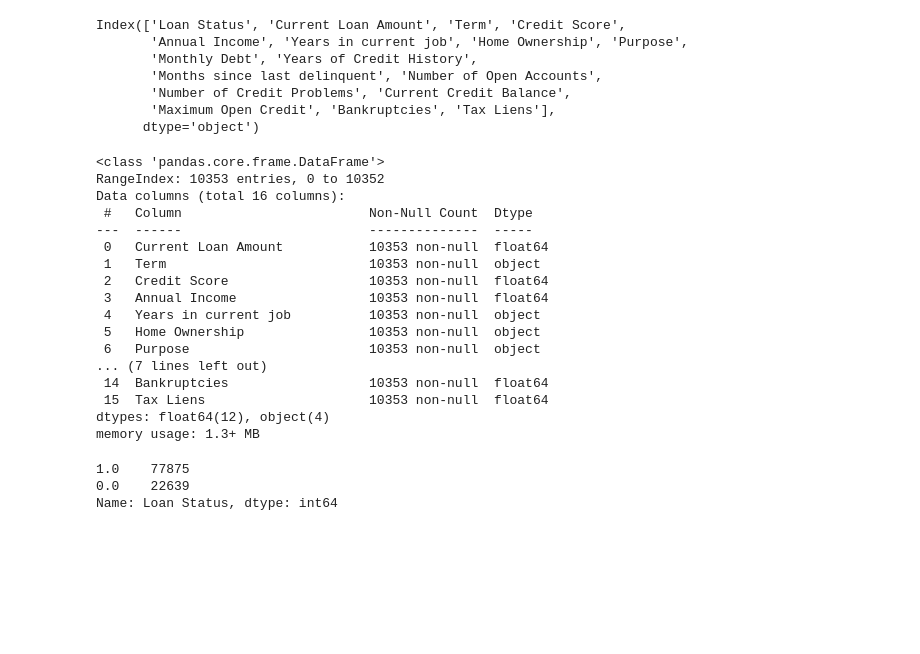
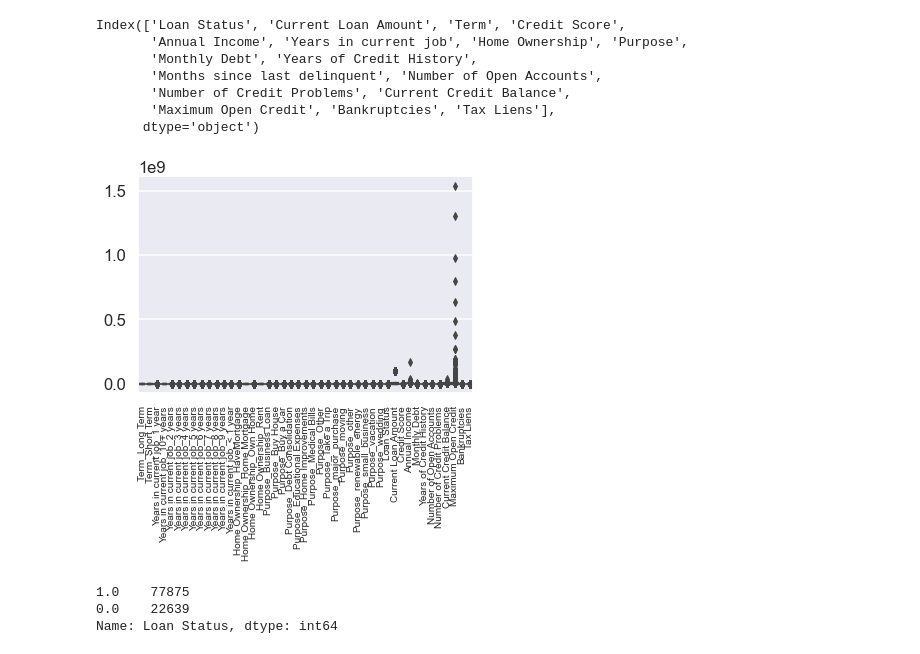
Before and after one commit to joseferroni/BankModelClassifier, a Jupyter notebook: Bank_kraggleV2.ipynb, the cells around one changed output. Saved outputs shown, nothing was run; the diff lists cells and outputs as text; code cells hidden in the pictures; blank space fills up the shorter version.

```diff
--- a/Bank_kraggleV2.ipynb
+++ b/Bank_kraggleV2.ipynb
@@ -86,7 +86,7 @@ Name: Loan Status, dtype: int64
 df['Loan Status'] = df['Loan Status'].replace({'Fully Paid': 1, 'Charged Off': 0})
 # %%
 # Eliminamos columnas innecesarias
-cols_to_drop = ["Loan ID", "Customer ID"]
+cols_to_drop = ["Months since last delinquent","Loan ID", "Customer ID"]
 df = df.drop(columns=cols_to_drop)
 df_nuevos=df_nuevos.drop(columns=cols_to_drop)
 # %%
@@ -107,7 +107,7 @@ categorical=[
 numeric =[
     'Loan Status','Current Loan Amount','Credit Score',
     'Annual Income','Monthly Debt', 'Years of Credit History',
-    'Months since last delinquent', 'Number of Open Accounts',
+    'Number of Open Accounts',
     'Number of Credit Problems', 'Current Credit Balance',
     'Maximum Open Credit', 'Bankruptcies', 'Tax Liens'
 ]
@@ -156,25 +156,11 @@ assert df_nuevos.isna().any().any() == False
     # Verificamos que todas las columnas numéricas son variables numéricas
 assert np.all(is_numeric_dtype(df_test[col]) for col in df_nuevos.columns)
 # %%
-df_nuevos.info()
+sns.boxplot(data=df)
+plt.xticks(rotation=90,fontsize=10,horizontalalignment='center')
+plt.show()
 # %% [output]
-<class 'pandas.core.frame.DataFrame'>
-RangeIndex: 10353 entries, 0 to 10352
-Data columns (total 16 columns):
- #   Column                        Non-Null Count  Dtype
----  ------                        --------------  -----
- 0   Current Loan Amount           10353 non-null  float64
- 1   Term                          10353 non-null  object
- 2   Credit Score                  10353 non-null  float64
- 3   Annual Income                 10353 non-null  float64
- 4   Years in current job          10353 non-null  object
- 5   Home Ownership                10353 non-null  object
- 6   Purpose                       10353 non-null  object
-... (7 lines left out)
- 14  Bankruptcies                  10353 non-null  float64
- 15  Tax Liens                     10353 non-null  float64
-dtypes: float64(12), object(4)
-memory usage: 1.3+ MB
+[figure, added]
 # %%
 ##dummy para train
 encoded_categorias=pd.get_dummies(df[categorical])
```
Also changed, not shown: parts of 6 cells of this notebook.
